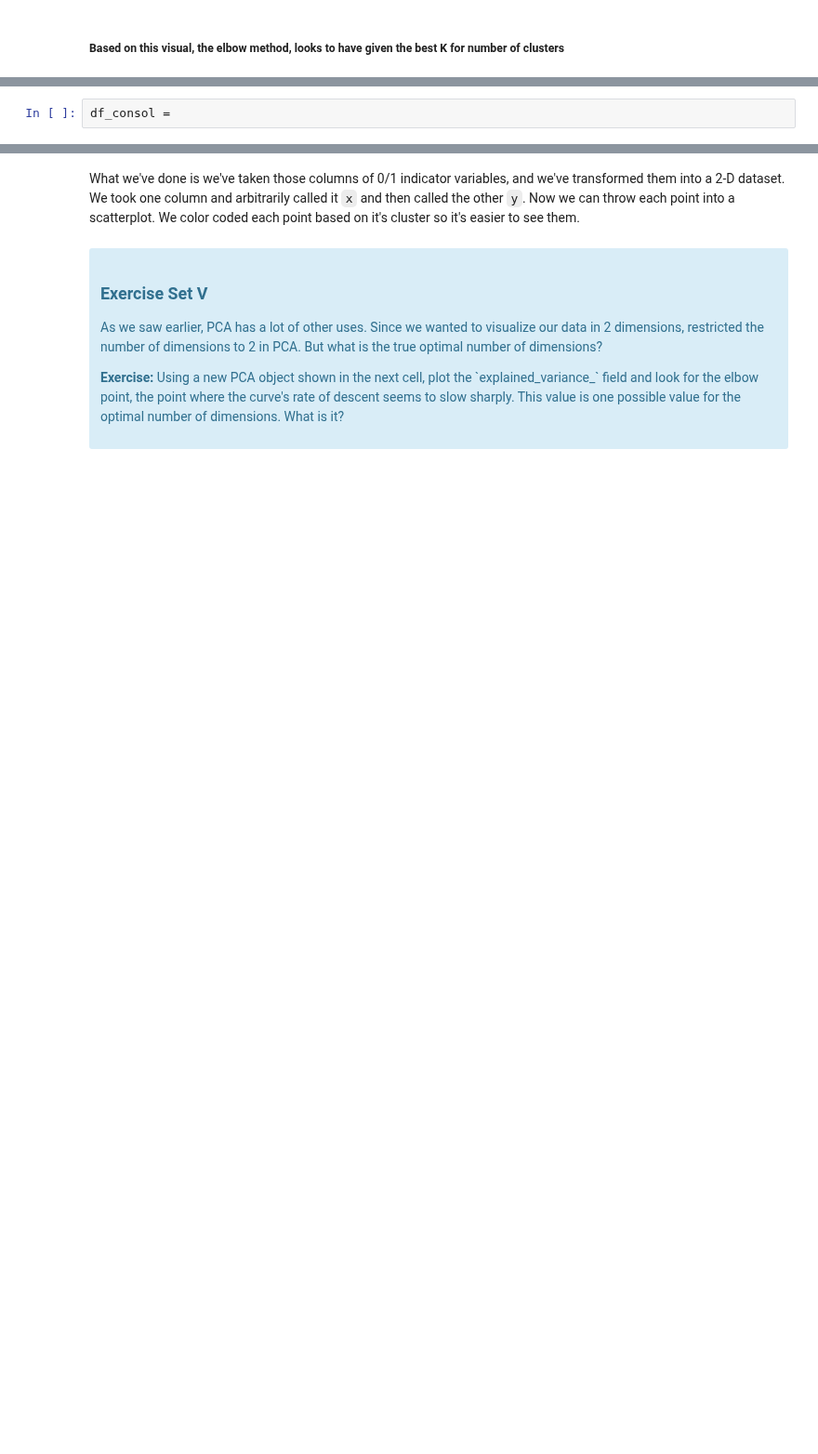
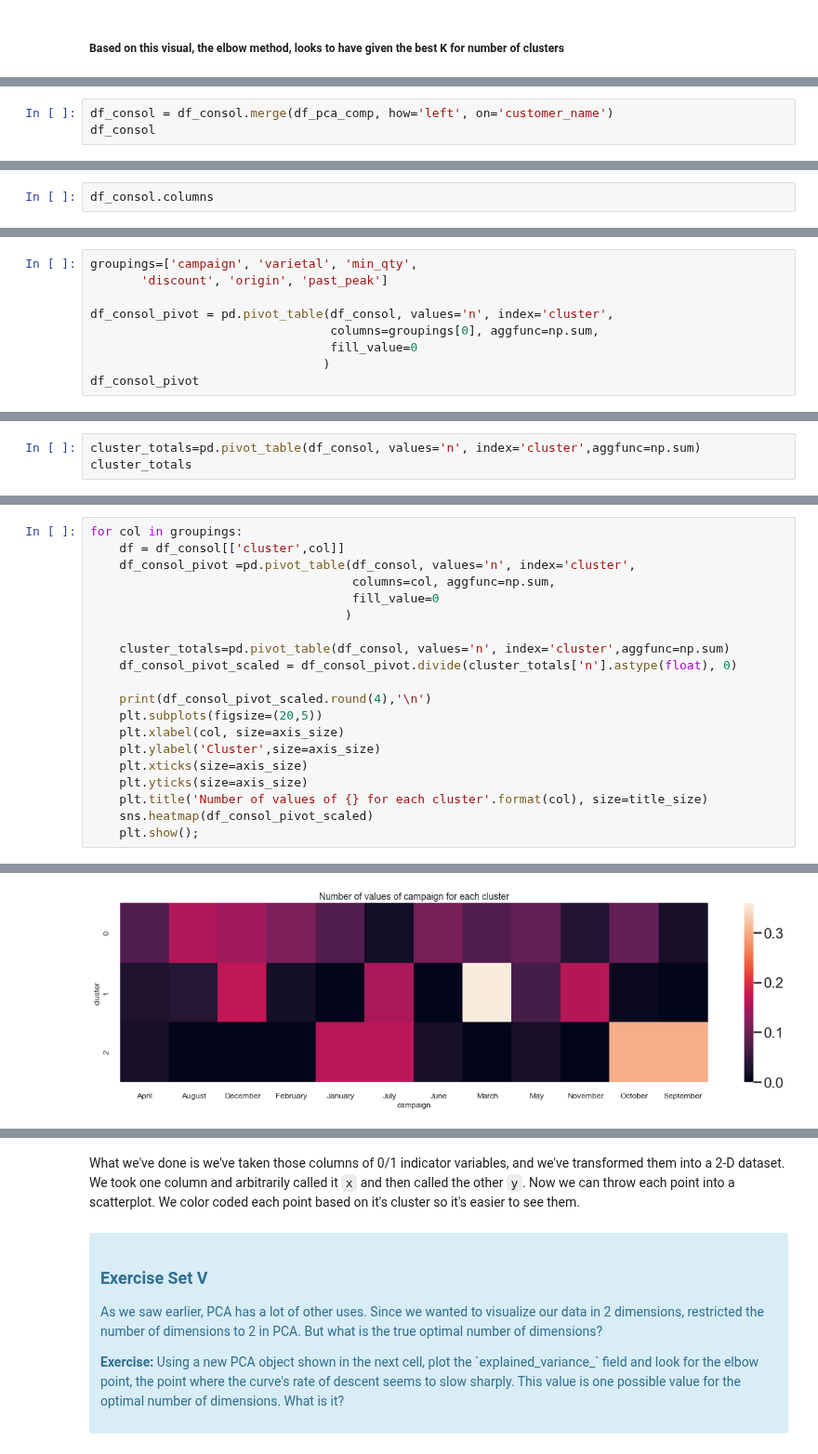
Before and after one commit to Khalif81/Customer-Segmentation-K-Means, a Jupyter notebook: Customer_Segmentation_K-Means.ipynb, the cells around one changed output, grey strips where cells are left out. Shown at 93% size. Drawn from its saved outputs; the diff is of its cells as text; blank space fills up the shorter version.

```diff
--- a/Customer_Segmentation_K-Means.ipynb
+++ b/Customer_Segmentation_K-Means.ipynb
@@ -518,0 +536,3 @@ Text(0.5, 1.0, 'Clustering with Feature Reduction via PCA')
+# %%
+df_consol = df_consol.merge(df_pca_comp, how='left', on='customer_name')
+df_consol
@@ -519,2 +553,2 @@ Text(0.5, 1.0, 'Clustering with Feature Reduction via PCA')
 # %%
-df_consol =
+df_consol.columns
@@ -522,0 +559,9 @@ df_consol =
+# %%
+groupings=['campaign', 'varietal', 'min_qty',
+       'discount', 'origin', 'past_peak']
+
+df_consol_pivot = pd.pivot_table(df_consol, values='n', index='cluster',
+                                 columns=groupings[0], aggfunc=np.sum,
+                                 fill_value=0
+                                )
+df_consol_pivot
@@ -522,0 +574,3 @@ df_consol =
+# %%
+cluster_totals=pd.pivot_table(df_consol, values='n', index='cluster',aggfunc=np.sum)
+cluster_totals
@@ -522,0 +591,21 @@ df_consol =
+# %%
+for col in groupings:
+    df = df_consol[['cluster',col]]
+    df_consol_pivot =pd.pivot_table(df_consol, values='n', index='cluster',
+                                    columns=col, aggfunc=np.sum,
+                                    fill_value=0
+                                   )
+
+    cluster_totals=pd.pivot_table(df_consol, values='n', index='cluster',aggfunc=np.sum)
+    df_consol_pivot_scaled = df_consol_pivot.divide(cluster_totals['n'].astype(float), 0)
+
+    print(df_consol_pivot_scaled.round(4),'\n')
+    plt.subplots(figsize=(20,5))
+    plt.xlabel(col, size=axis_size)
+    plt.ylabel('Cluster',size=axis_size)
+    plt.xticks(size=axis_size)
+    plt.yticks(size=axis_size)
+    plt.title('Number of values of {} for each cluster'.format(col), size=title_size)
+    sns.heatmap(df_consol_pivot_scaled)
+    plt.show();
+# %% [output]
@@ -522,0 +623 @@ df_consol =
+[figure, added]
```
Also changed, not shown: parts of 18 cells of this notebook.
